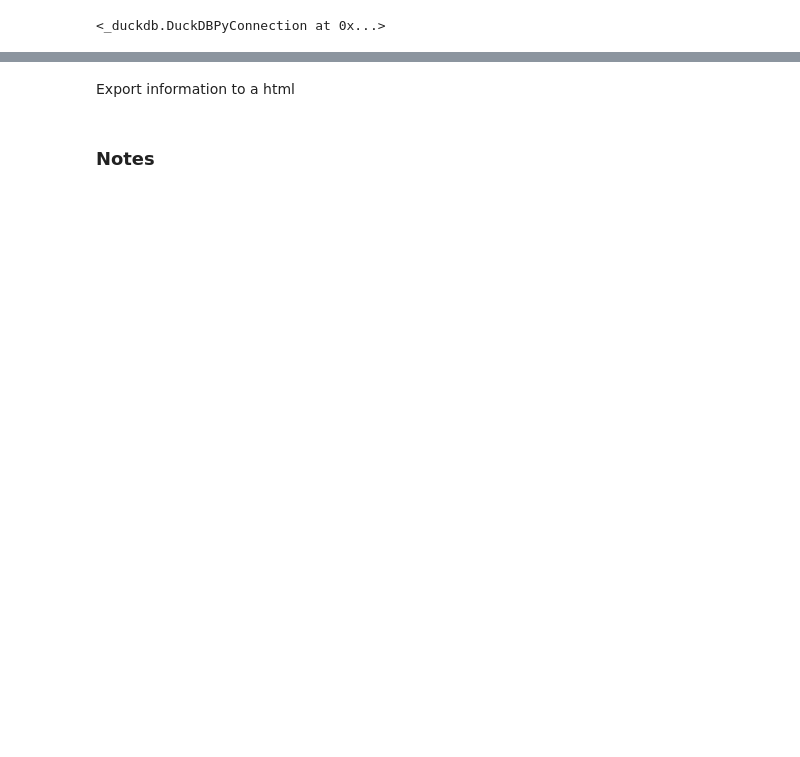
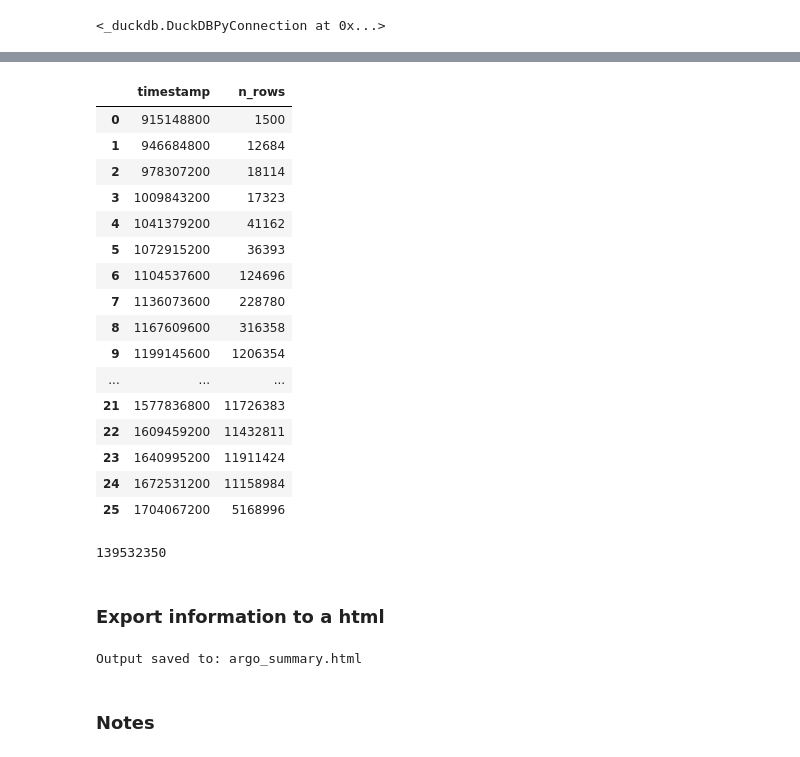
Before and after one commit to mphemming/CloudNativeCapstone, a Jupyter notebook: CreateSummary.ipynb, the cells around one changed output, grey strips where cells are left out. Cells and saved outputs as stored; diff of their text form; code cells hidden in the pictures; blank space fills up the shorter version.

Commit message:
tidying up and Argo summary

```diff
--- a/CreateSummary.ipynb
+++ b/CreateSummary.ipynb
@@ -254,10 +256,33 @@ stats = con.execute(sql).fetchdf()
 # %%
-# Format start_time and end_time as strings for better display in HTML
-stats["start_time"] = stats["start_time"].dt.strftime("%Y-%m-%d %H:%M")
-stats["end_time"]   = stats["end_time"].dt.strftime("%Y-%m-%d %H:%M")
+
+if 'start_time' in stats.columns and 'end_time' in stats.columns:
+    # Format start_time and end_time as strings for better display in HTML table
+    stats["start_time"] = stats["start_time"].dt.strftime("%Y-%m-%d %H:%M")
+    stats["end_time"]   = stats["end_time"].dt.strftime("%Y-%m-%d %H:%M")
 
 stats
+# %% [output]
+|  | timestamp | n_rows |
+| 0 | 915148800 | 1500 |
+| 1 | 946684800 | 12684 |
+| 2 | 978307200 | 18114 |
+| 3 | 1009843200 | 17323 |
+| 4 | 1041379200 | 41162 |
+| 5 | 1072915200 | 36393 |
+| 6 | 1104537600 | 124696 |
+| 7 | 1136073600 | 228780 |
+| 8 | 1167609600 | 316358 |
+| 9 | 1199145600 | 1206354 |
+| ... | ... | ... |
+| 21 | 1577836800 | 11726383 |
+| 22 | 1609459200 | 11432811 |
+| 23 | 1640995200 | 11911424 |
+| 24 | 1672531200 | 11158984 |
+| 25 | 1704067200 | 5168996 |
 # %%
+# Get total number of rows across all partitions
 total_rows = stats["n_rows"].sum()
 print(total_rows)
+# %% [output]
+139532350
 # %%
@@ -295,7 +315,7 @@ buf.seek(0)
 # Convert to base64
 img_base64 = base64.b64encode(buf.read()).decode("utf-8")
 # %% [markdown]
-Export information to a html
+### Export information to a html
 # %%
 def capture_prints_to_html(func, dataset_name, output_file='output.html', *args, **kwargs):
     """
@@ -416,13 +436,17 @@ def capture_prints_to_html(func, dataset_name, output_file='output.html', *args,
 
     return result
 # %%
+def add_title(title_str):
+    print("=" * 150)
+    print(title_str.center(150))
+    print("=" * 150)
+    print(' ' * 150)
+
+
 def html_summary_content():
 
     # S3 summaryTotal notebook runtimep is much faste
-    print("=" * 150)
-    print("PARQUET FILE SUMMARY")
-    print("=" * 150)
-    print(' ' * 150)
+    add_title("PARQUET FILE SUMMARY")
     _,_,files = get_s3_size_and_file_count(s3_uri)
     print(' ' * 150)
     print(f"Parquet file created: {first}")
@@ -430,34 +454,25 @@ def html_summary_content():
     print(' ' * 150)
 
     # List the files in the dataset
-    print("=" * 150)
-    print("DATASET VARIABLES AND PARTITIONS")
-    print("=" * 150)
-    print(' ' * 150)
+    add_title("DATASET VARIABLES AND PARTITIONS")
     summarise_ds(s3_uri)
     print(' ' * 150)
 
     # Deployment stats
-    print("=" * 150)
-    print("DATASET STATISTICS")
-    print("=" * 150)
+    add_title("DATASET STATISTICS")
     print(f"\nTotal rows: {total_rows}")
     print(' ' * 150)
     print(stats.to_string())
     print(' ' * 150)
 
     # List the files in the dataset
-    print("=" * 150)
-    print("PARQUET FILES IN DATASET")
-    print("=" * 150)
+    add_title("PARQUET FILES IN DATASET")
     print(' ' * 150)
     for file in files:
         print(file)
     print("=" * 150)
     print(' ' * 150)
-    print("=" * 150)
-    print("NETCDF FILES APPENDED")
-    print("=" * 150)
+    add_title("NETCDF FILES APPENDED")
     print(' ' * 150)
     for file in nc_files:
         print(file)
@@ -474,9 +489,10 @@ def html_summary_content():
     print(' ' * 150)
 
 
-
 # Capture all output to a single HTML file
 capture_prints_to_html(html_summary_content, dataset_name, f'{dataset_name}_summary.html')
+# %% [output]
+Output saved to: argo_summary.html
 # %% [markdown]
 ### Notes
 # %% [markdown]
```
Also changed, not shown: parts of 8 cells of this notebook, 1 other file.
